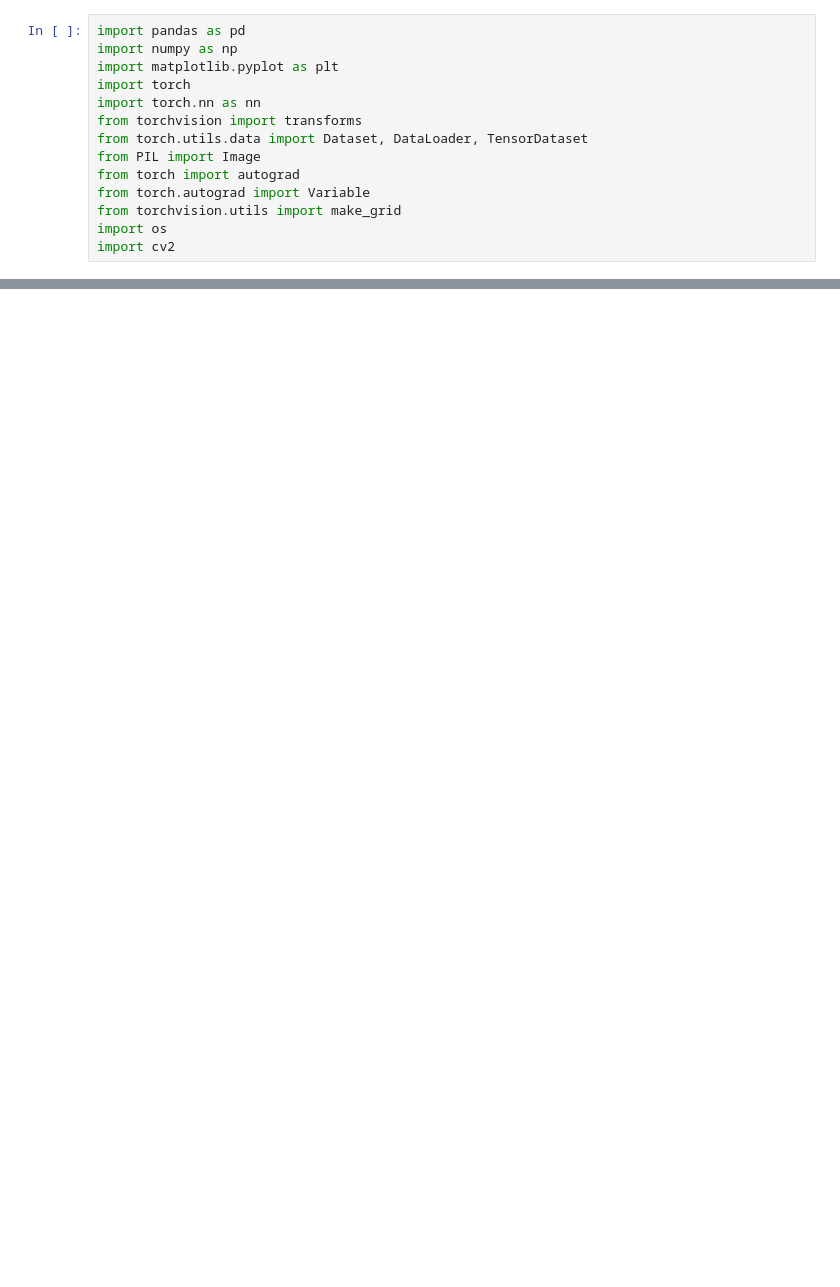
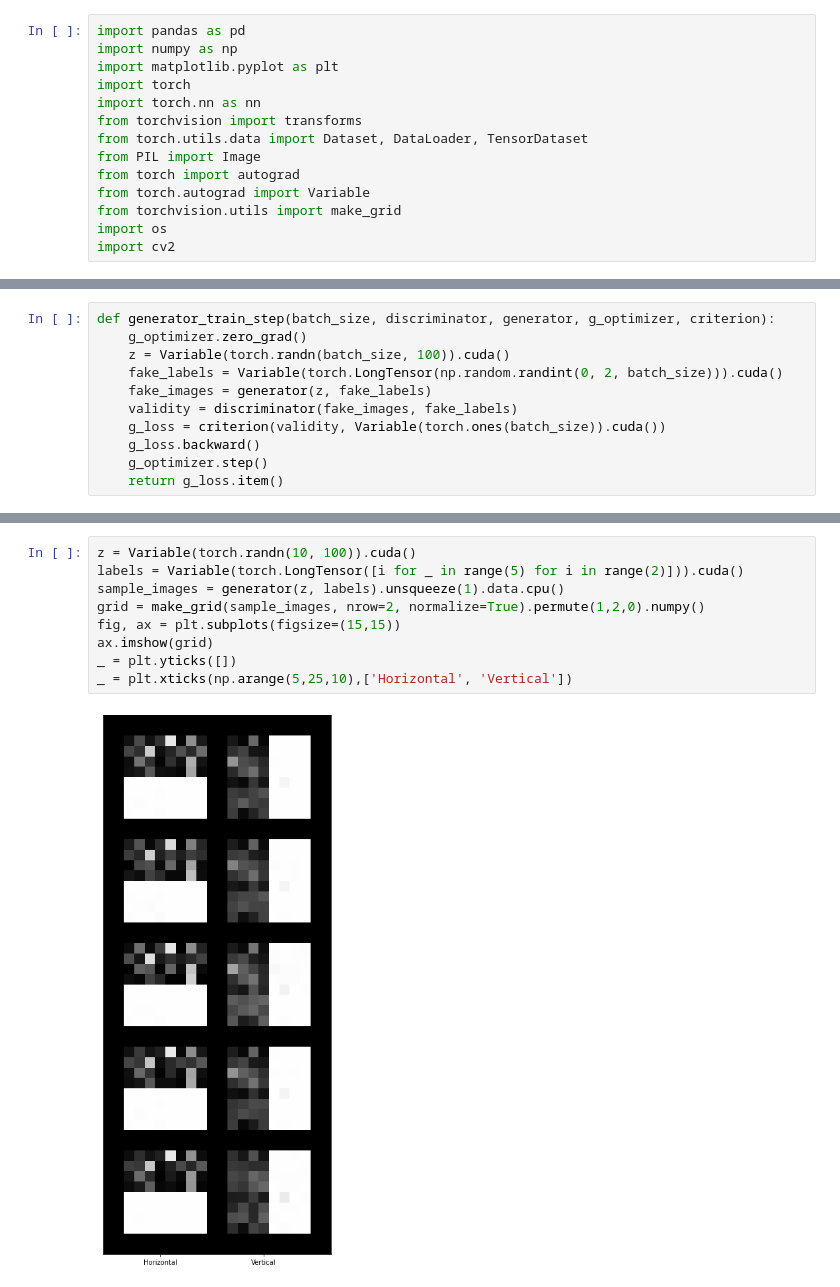
Before and after one commit to VickyRDK/Cgan, a Jupyter notebook: CGAN.ipynb, the cells around one changed output, grey strips where cells are left out. Drawn from its saved outputs; the diff is of its cells as text; blank space fills up the shorter version.

```diff
--- a/CGAN.ipynb
+++ b/CGAN.ipynb
@@ -92,0 +119,11 @@ class Generator(nn.Module):
+# %%
+def generator_train_step(batch_size, discriminator, generator, g_optimizer, criterion):
+    g_optimizer.zero_grad()
+    z = Variable(torch.randn(batch_size, 100)).cuda()
+    fake_labels = Variable(torch.LongTensor(np.random.randint(0, 2, batch_size))).cuda()
+    fake_images = generator(z, fake_labels)
+    validity = discriminator(fake_images, fake_labels)
+    g_loss = criterion(validity, Variable(torch.ones(batch_size)).cuda())
+    g_loss.backward()
+    g_optimizer.step()
+    return g_loss.item()
@@ -92,0 +189,11 @@ class Generator(nn.Module):
+# %%
+z = Variable(torch.randn(10, 100)).cuda()
+labels = Variable(torch.LongTensor([i for _ in range(5) for i in range(2)])).cuda()
+sample_images = generator(z, labels).unsqueeze(1).data.cpu()
+grid = make_grid(sample_images, nrow=2, normalize=True).permute(1,2,0).numpy()
+fig, ax = plt.subplots(figsize=(15,15))
+ax.imshow(grid)
+_ = plt.yticks([])
+_ = plt.xticks(np.arange(5,25,10),['Horizontal', 'Vertical'])
+# %% [output]
+[figure, added]
```
Also changed, not shown: parts of 8 cells of this notebook.
